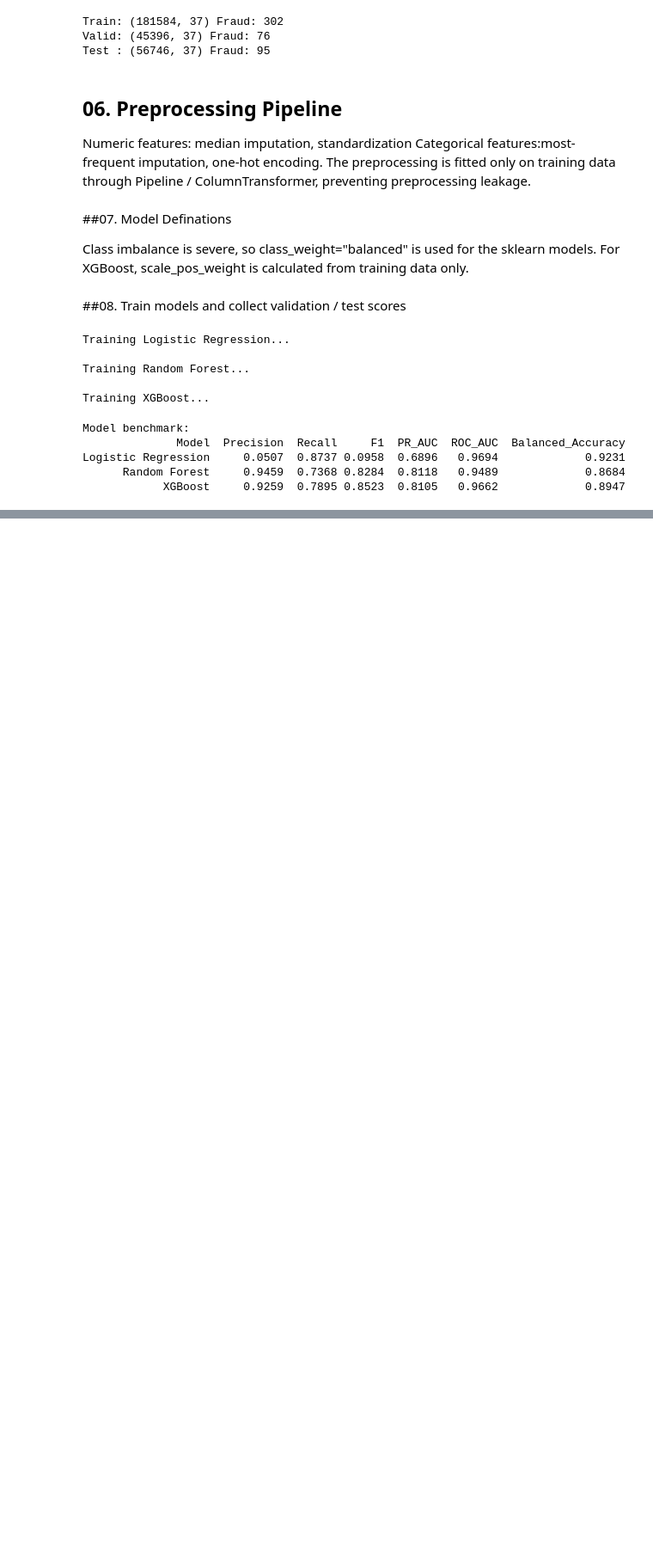
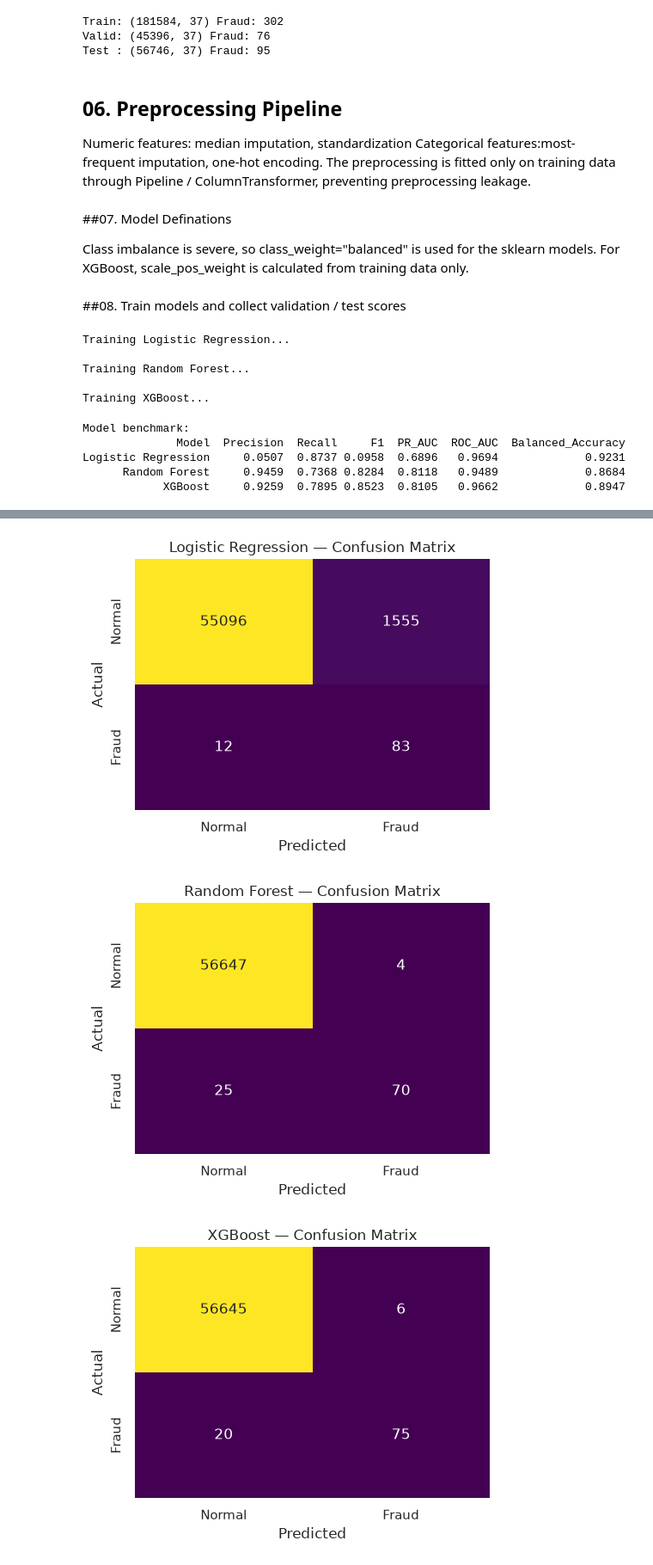
Before and after one commit to to-bits/BehaviorGuard-Customer-Behavioral-Profiling-for-Credit-Card-Fraud-Detection, a Jupyter notebook: BehaviorGuard — Customer Behavioral Profiling for Credit Card Fraud Detection/notebooks/04_final_analysis.ipynb, the cells around one changed output, grey strips where cells are left out. Shown at 86% size. Saved outputs shown, nothing was run; the diff lists cells and outputs as text; code cells hidden in the pictures; blank space fills up the shorter version.

Commit message:
confusion matrix and ROC

```diff
--- a/BehaviorGuard — Customer Behavioral Profiling for Credit Card Fraud Detection/notebooks/04_final_analysis.ipynb
+++ b/BehaviorGuard — Customer Behavioral Profiling for Credit Card Fraud Detection/notebooks/04_final_analysis.ipynb
@@ -443,0 +446,40 @@ Logistic Regression     0.0507  0.8737 0.0958  0.6896   0.9694             0.923
+# %%
+for model_name, test_prob in test_probabilities.items():
+
+    test_pred = (test_prob >= 0.50).astype(int)
+    cm = confusion_matrix(y_test, test_pred)
+
+    plt.figure(figsize=(5, 4))
+    sns.heatmap(
+        cm,
+        annot=True,
+        fmt="d",
+        cbar=False,
+        xticklabels=["Normal", "Fraud"],
+        yticklabels=["Normal", "Fraud"],
+        cmap="viridis"
+    )
+
+    plt.title(f"{model_name} — Confusion Matrix")
+    plt.xlabel("Predicted")
+    plt.ylabel("Actual")
+    plt.tight_layout()
+
+    filename = (
+        model_name.lower()
+        .replace(" ", "_")
+        + "_confusion_matrix.png"
+    )
+
+    plt.show()
+
+    plt.savefig(
+        FIGURE_DIR / filename,
+        dpi=300,
+        bbox_inches="tight"
+    )
+    plt.close()
+# %% [output]
+[figure, added]
+[figure, added]
+[figure, added]
```
Also changed, not shown: parts of 4 cells of this notebook, 5 other files.
